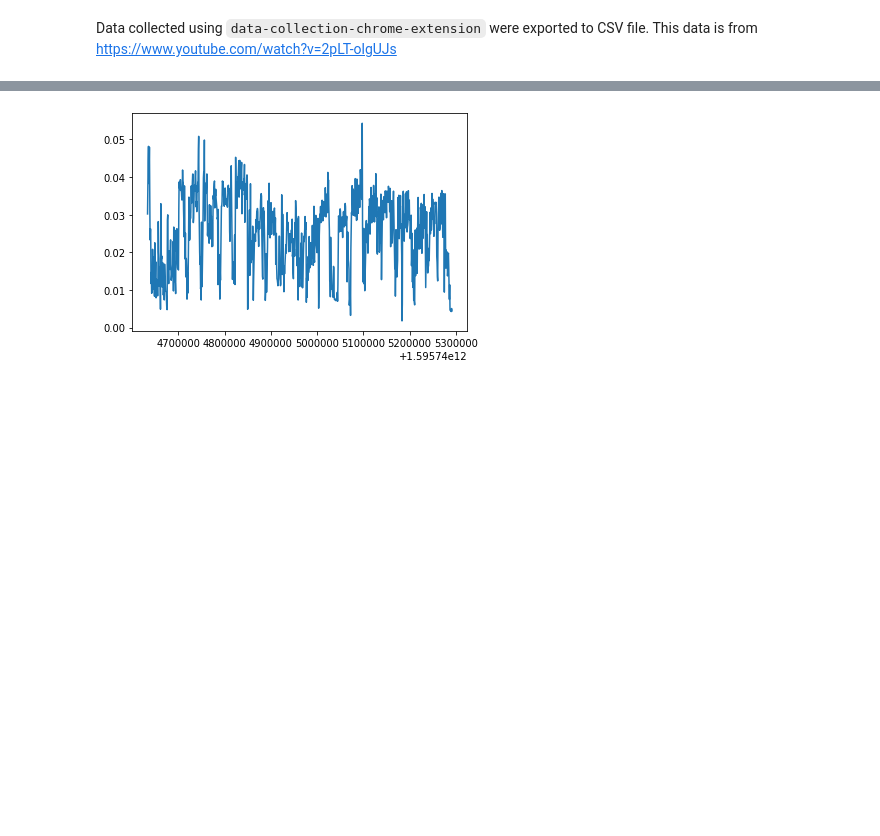
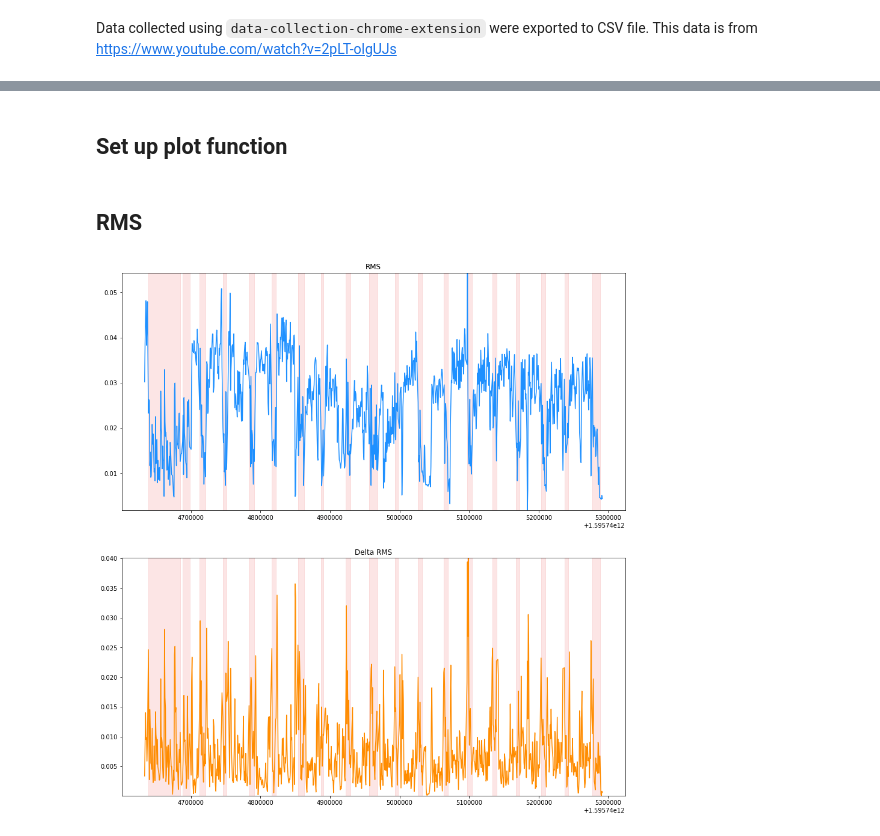
Before and after one commit to tintinp/chloe-ting-extension, a Jupyter notebook: machine-learning/data_analysis.ipynb, the cells around one changed output, grey strips where cells are left out. Saved outputs shown, nothing was run; the diff lists cells and outputs as text; code cells hidden in the pictures; blank space fills up the shorter version.

Commit message:
plot features with single value and its delta

```diff
--- a/machine-learning/data_analysis.ipynb
+++ b/machine-learning/data_analysis.ipynb
@@ -33,5 +6,51 @@ plt.show()
-# %%
-plt.plot(x, rms)
-plt.show()
-# %% [output]
-[figure, removed]
+# %% [markdown]
+## Set up plot function
+# %%
+from CONSTANTS import CLASS_NAMES, FEATURES
+import matplotlib.pyplot as plt
+import pandas as pd
+import numpy as np
+
+csv_filepath = './data/2020-07-26_06-35-07.csv'
+df = pd.read_csv(csv_filepath, sep=',', header=0)
+
+# Get dataframes for time and label
+time = df['timestamp']
+label = df['class']
+
+# Plot feature value and its difference between neighboring values
+def plotFeature(sub_part, divide_factor, feature, delta, feature_name):
+    fig, ax = plt.subplots(2, 1, figsize=(15,16))
+
+    time_split = np.array_split(time, divide_factor)
+    label_split = np.array_split(label, divide_factor)
+
+    feature_split = np.array_split(feature, divide_factor)
+    delta_split = np.array_split(delta, divide_factor)
+
+    # Feature value
+    ax[0].set_title(feature_name)
+    ylim_1 = [min(feature), max(feature)]
+    ax[0].set_ylim(ylim_1)
+    ax[0].plot(time_split[sub_part], feature_split[sub_part], color='dodgerblue')
+    ax[0].fill_between(time_split[sub_part], ylim_1[0], ylim_1[1], where=label_split[sub_part] == 0, color='lightcoral', alpha=0.2)
+
+    # Delta (max diff between current and previous 2 values)
+    ax[1].set_title('Delta ' + feature_name)
+    ylim_2 = [min(delta), max(delta)]
+    ax[1].set_ylim(ylim_2)
+    ax[1].plot(time_split[sub_part], delta_split[sub_part], color='darkorange')
+    ax[1].fill_between(time_split[sub_part], ylim_2[0], ylim_2[1], where=label_split[sub_part] == 0, color='lightcoral', alpha=0.2)
+
+    plt.show()
+# %% [markdown]
+## RMS
+# %%
+RMS_DIVIDE_FACTOR = 1
+RMS_PART = 0
+rms = df[FEATURES['RMS']]
+delta_rms = df[FEATURES['DELTA_RMS']]
+
+plotFeature(RMS_PART, RMS_DIVIDE_FACTOR, rms, delta_rms, 'RMS')
+# %% [output]
+[figure, added]
```
Also changed, not shown: parts of 17 cells of this notebook.
